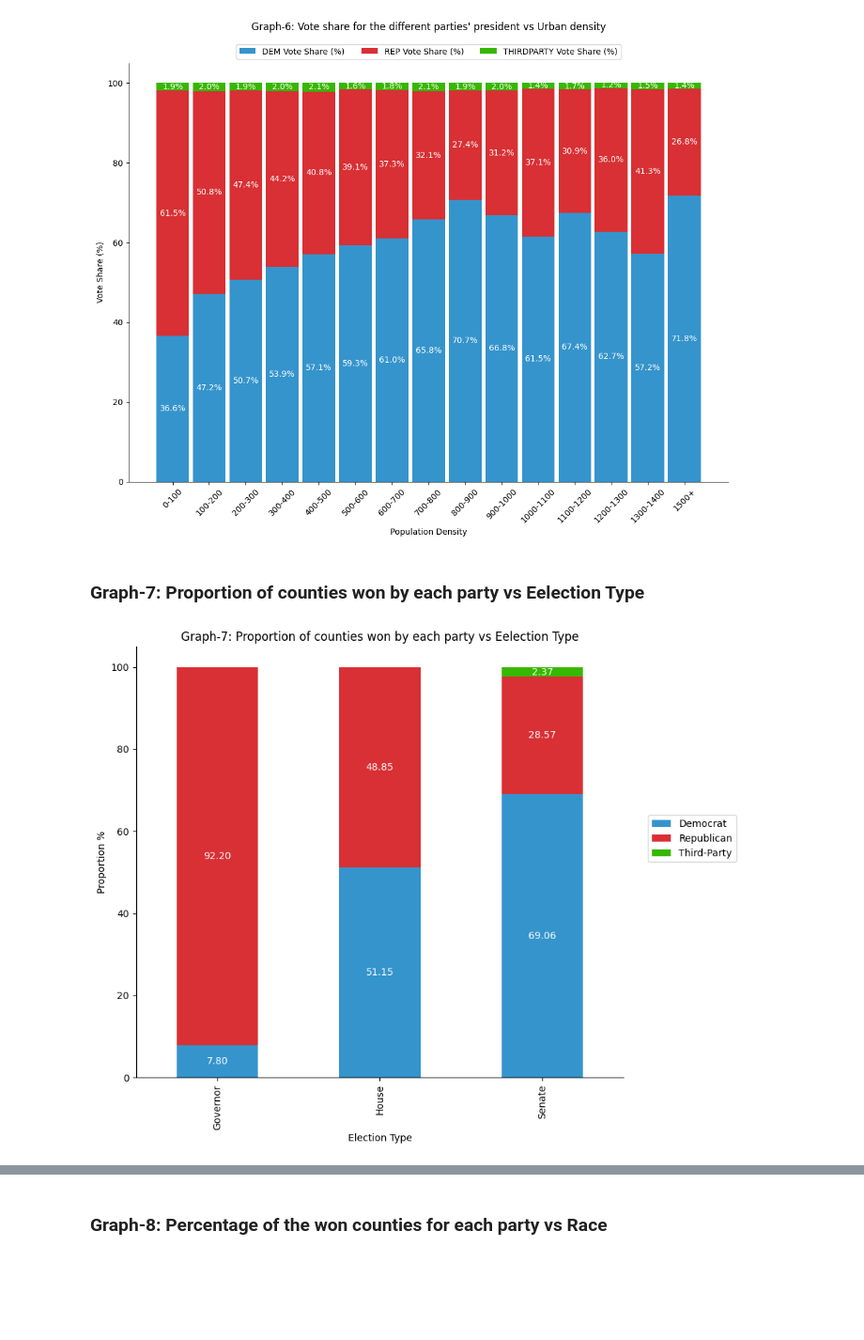
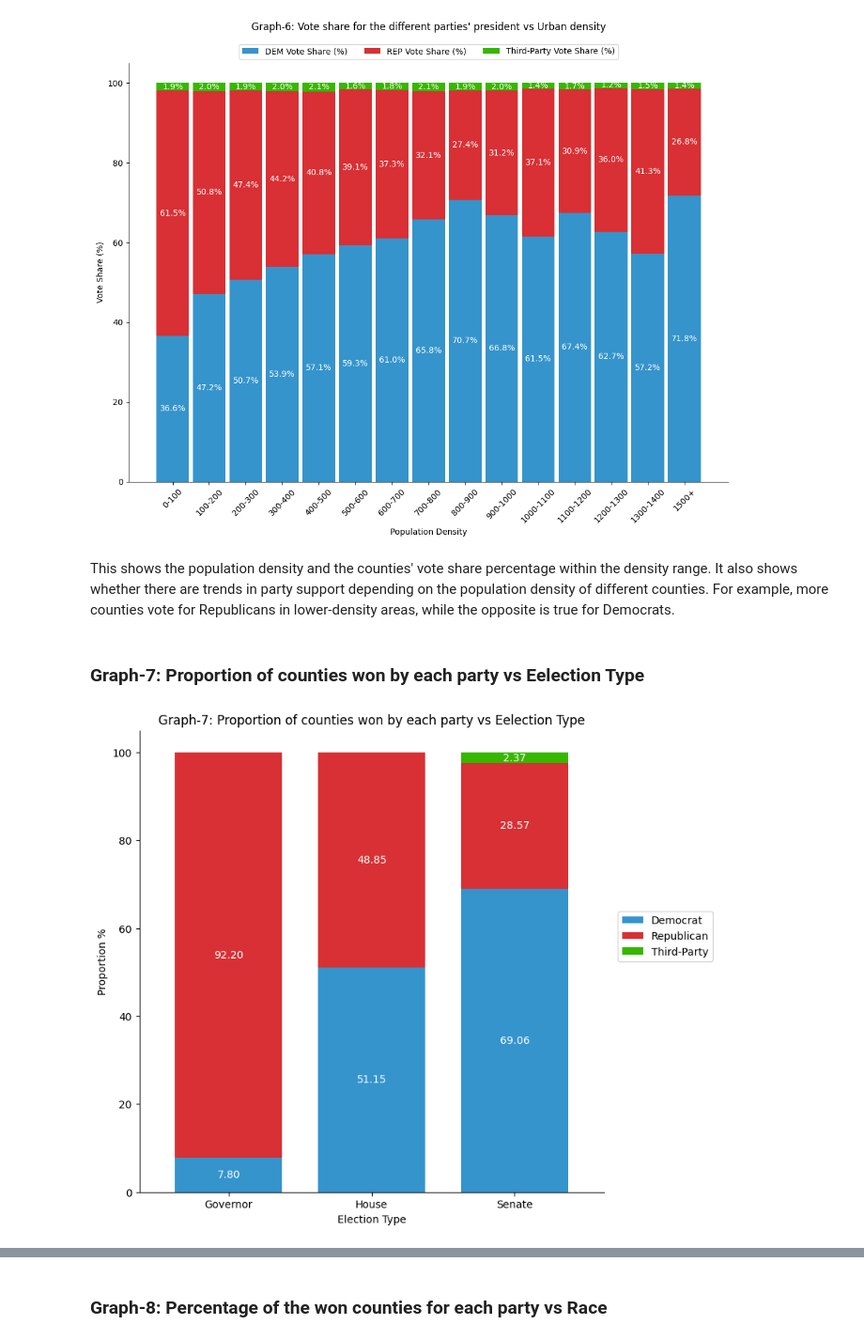
Before and after one commit to ECO225-W2025/eco225-project-code-marcus214, a Jupyter notebook: Project-One.ipynb, the cells around one changed output, grey strips where cells are left out. Shown at 94% size. Drawn from its saved outputs; the diff is of its cells as text; code cells hidden in the pictures; blank space fills up the shorter version.

```diff
--- a/Project-One.ipynb
+++ b/Project-One.ipynb
@@ -278,7 +303,7 @@ pivot2_df = pivot1_df.groupby(['party', 'IncomeGroupMid'], observed=False).agg(V
 pivot3_df = pivot2_df.pivot(index='IncomeGroupMid', columns='party', values='Vote_Percentage_Mean')
 
 # Plotting with custom colors
-ax = pivot3_df.plot(kind='bar', stacked=True, figsize=(13, 8), width=0.9, color=colors)
+ax = pivot3_df.plot(kind='bar', stacked=True, figsize=(13, 8), width=0.9, color=colors, edgecolor='black', linewidth=0.4)
 
 # Adding values on the bars
 for i, party in enumerate(pivot3_df.index):
@@ -638,6 +569,8 @@ plt.tight_layout()
 plt.show()
 # %% [output]
 [figure]
+# %% [markdown]
+This shows the population density and the counties' vote share percentage within the density range. It also shows whether there are trends in party support depending on the population density of different counties. For example, more counties vote for Republicans in lower-density areas, while the opposite is true for Democrats.
 # %% [markdown]
 ### Graph-7: Proportion of counties won by each party vs Eelection Type
 # %%
@@ -675,35 +608,37 @@ colors = ['#3594cc', '#d83034', '#36b700']
 #}
 
 # Plotting with custom colors
-ax = pivot_df.plot(kind='bar', stacked=True, figsize=(9, 8), color=colors)
+bar_width = 0.75
+ax = pivot_df.plot(kind='bar', stacked=True, figsize=(8, 8), width=bar_width, color=colors)
 
 # Adding values on the bars
 for i, party in enumerate(pivot_df.index):
     bottom = 0  # Track the bottom of each stack
     for j, type_col in enumerate(pivot_df.columns):
         value = pivot_df.loc[party, type_col]
         if value > 0:  # Only display values greater than 0
             ax.text(
                 x=i,  # x-position of the bar
                 y=bottom + value / 2,  # y-position (middle of the stack segment)
                 s=f'{value:.2f}',  # Display value with 2 decimal places
                 ha='center',  # Horizontal alignment
                 va='center',  # Vertical alignment
                 color='white',  # Text color
                 fontsize=10  # Font size
             )
         bottom += value  # Update the bottom for the next stack segment
 
 # Adding labels and title
 plt.xlabel('Election Type')
 plt.ylabel('Proportion %')
 plt.title('Graph-7: Proportion of counties won by each party vs Eelection Type')
-plt.legend(loc=(1.05, 0.5))
+plt.legend(loc=(1.03, 0.5))
+plt.xticks(rotation=0)
 
 ax.spines['right'].set_visible(False)
 ax.spines['top'].set_visible(False)
 
 # Show the plot
 plt.show()
 # %% [output]
-[figure, old version]
+[figure, new version]
```
Also changed, not shown: parts of 25 cells of this notebook.
